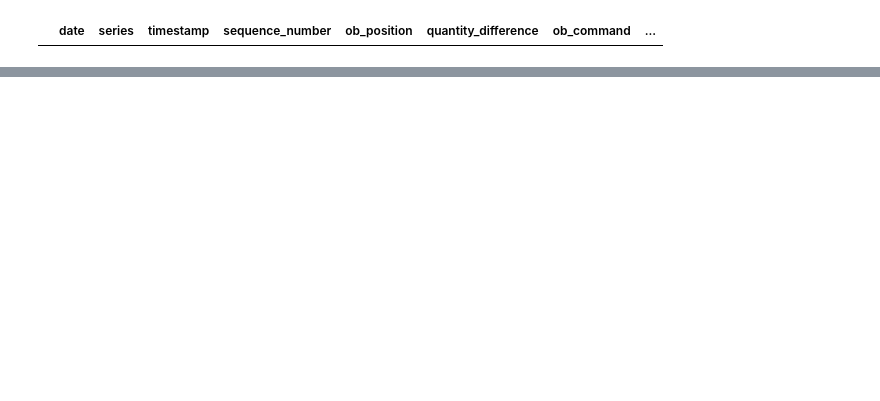
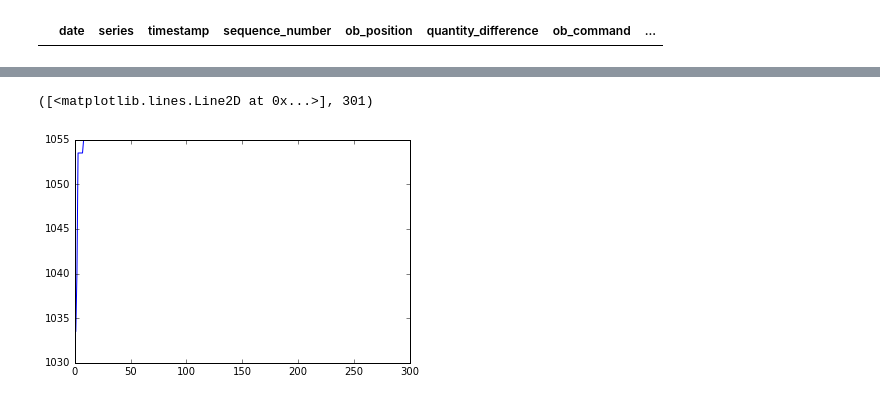
Before and after one commit to rorysroes/SGX-Full-OrderBook-Tick-Data-Trading-Strategy, a Jupyter notebook: sgx_tick_data_a50.ipynb, the cells around one changed output, grey strips where cells are left out. Drawn from its saved outputs; the diff is of its cells as text; code cells hidden in the pictures; blank space fills up the shorter version.

```diff
--- a/sgx_tick_data_a50.ipynb
+++ b/sgx_tick_data_a50.ipynb
@@ -717,0 +904,8 @@ bb[40]
+# %%
+w = []
+for k in range(0,len(bid),1):
+    w.append(bid[k].iloc[0]["price"]/1000.0)
+plot(w),len(w)
+# %% [output]
+([<matplotlib.lines.Line2D at 0x...>], 301)
+[figure, added]
```
Also changed, not shown: parts of 16 cells of this notebook.
